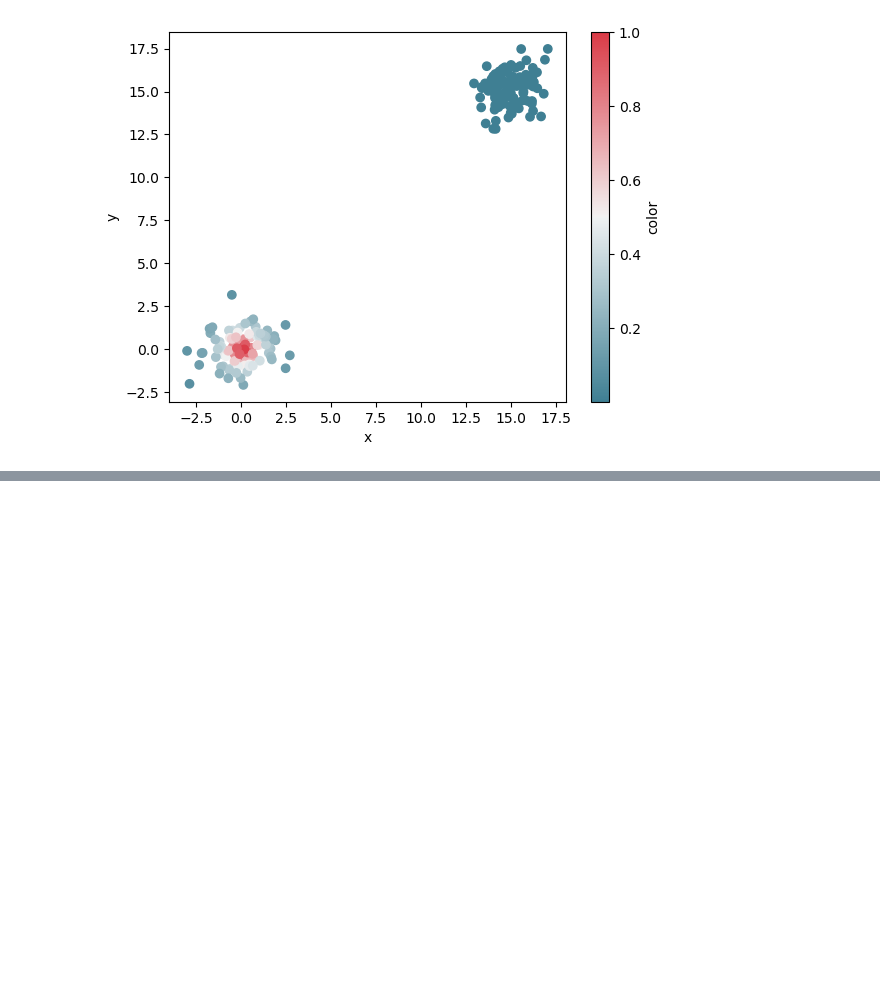
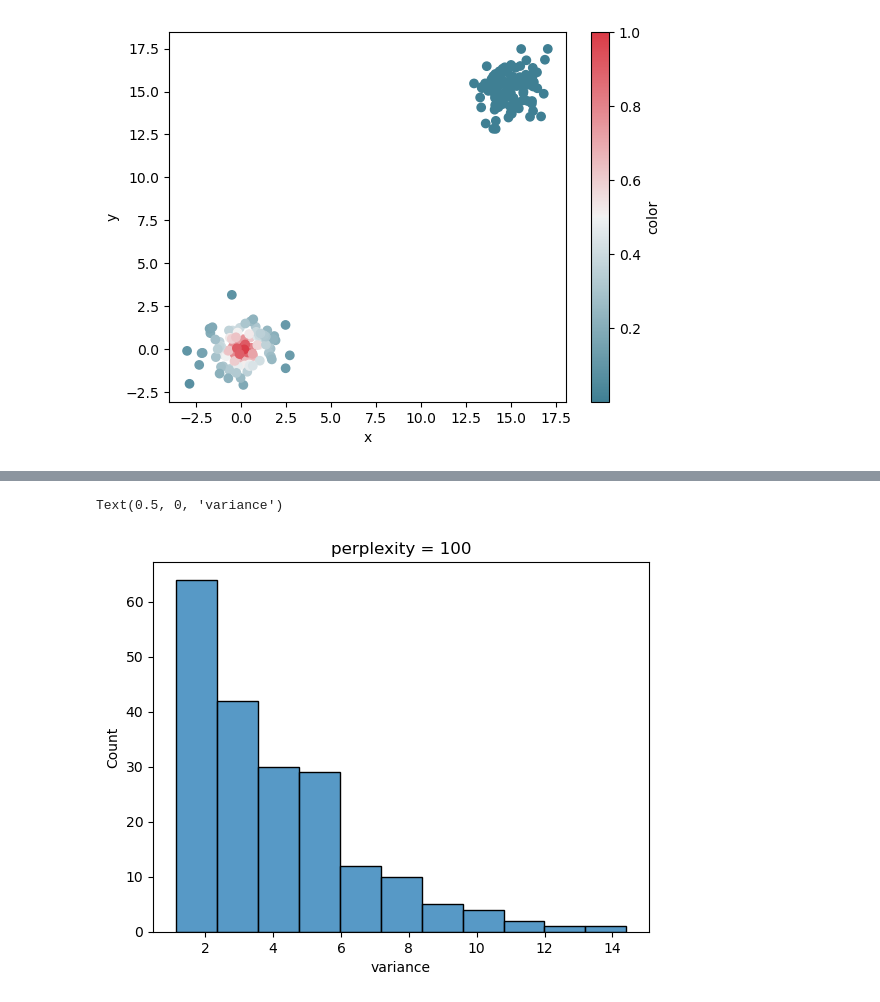
Before and after one commit to zaid0bustami/CM121, a Jupyter notebook: HW4/HW4.ipynb, the cells around one changed output, grey strips where cells are left out. Saved outputs shown, nothing was run; the diff lists cells and outputs as text; code cells hidden in the pictures; blank space fills up the shorter version.

```diff
--- a/HW4/HW4.ipynb
+++ b/HW4/HW4.ipynb
@@ -308,0 +321,7 @@ Text(0.5, 0, 'variance')
+# %%
+sns.histplot(hf["100"])
+plt.title("perplexity = 100")
+plt.xlabel("variance")
+# %% [output]
+Text(0.5, 0, 'variance')
+[figure, added]
```
Also changed, not shown: parts of 5 cells of this notebook.
